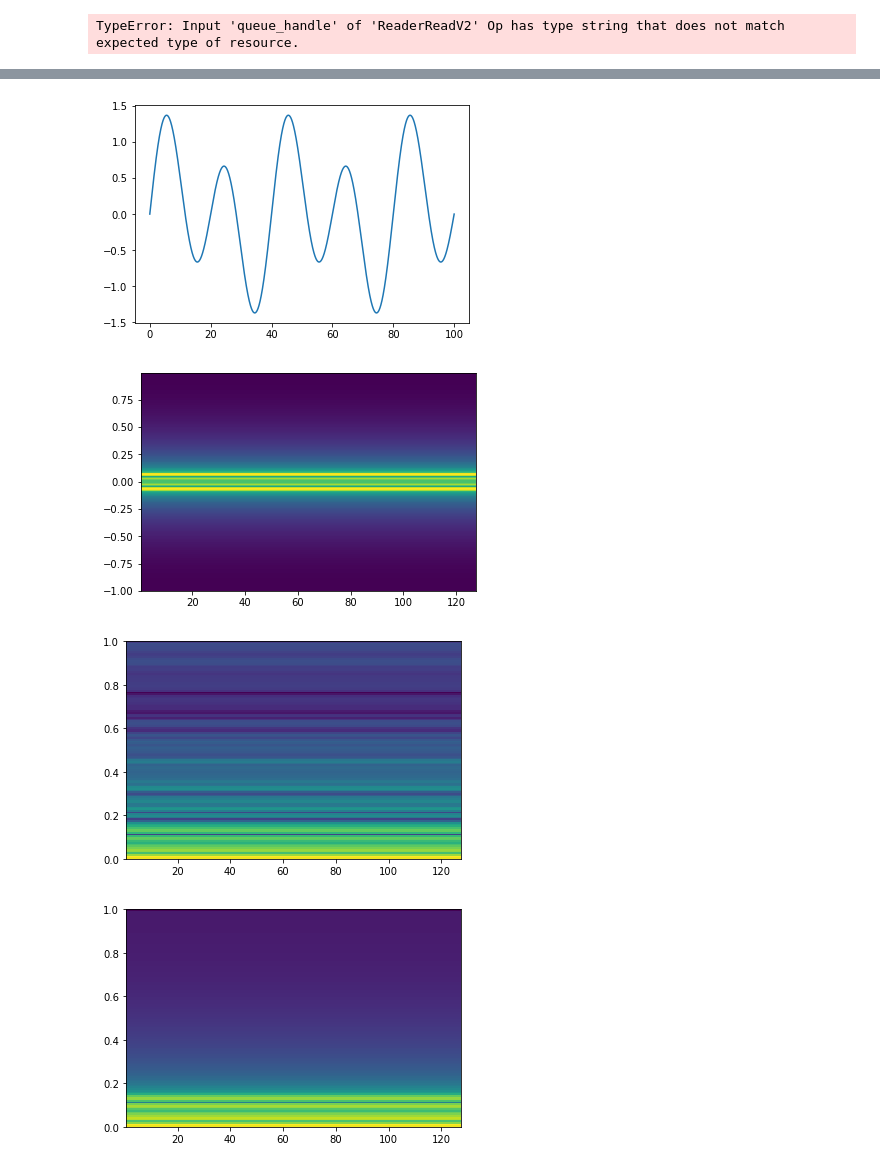
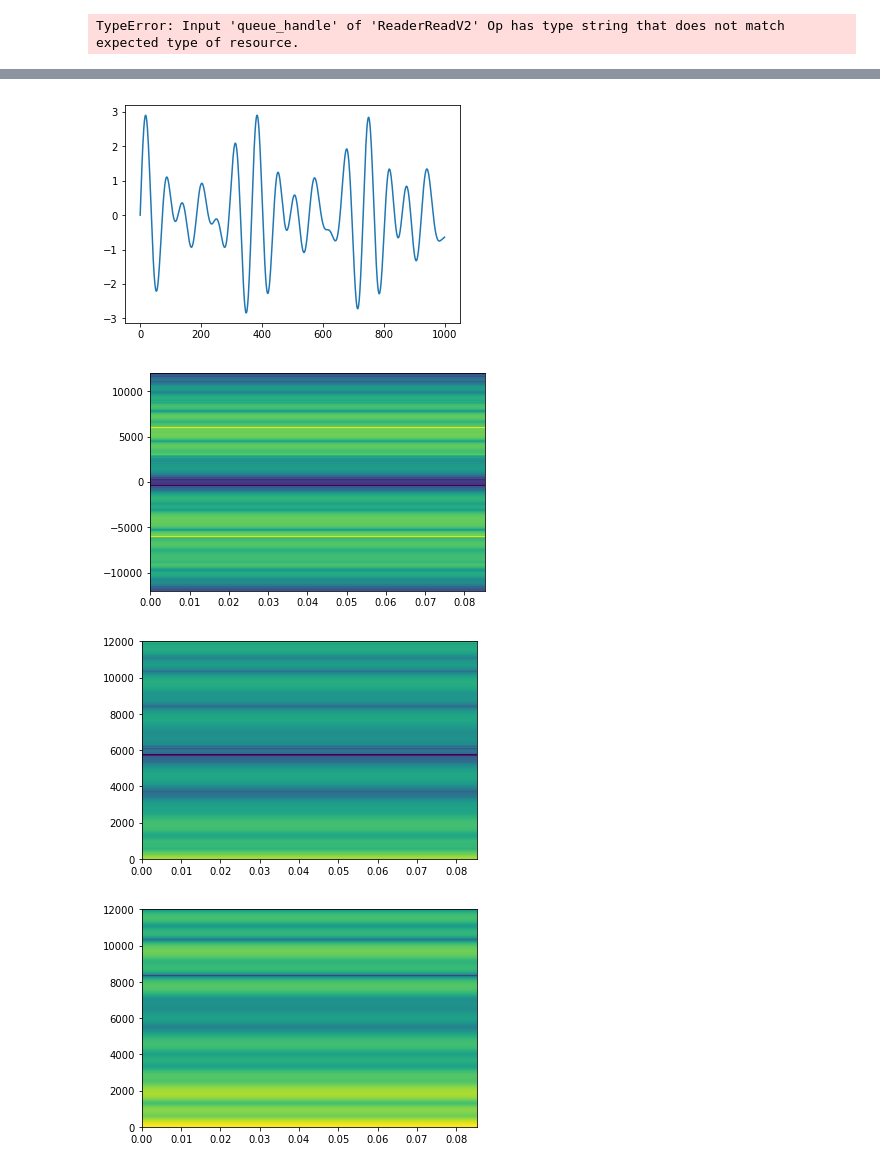
Before and after one commit to TanUkkii007/papers-i-read, a Jupyter notebook: reproductive_experiment/tacotron/data_load.ipynb, the cells around one changed output, grey strips where cells are left out. Cells and saved outputs as stored; diff of their text form; code cells hidden in the pictures.

Commit message:
update wave function

```diff
--- a/reproductive_experiment/tacotron/data_load.ipynb
+++ b/reproductive_experiment/tacotron/data_load.ipynb
@@ -55,14 +55,25 @@ TypeError: Input 'queue_handle' of 'ReaderReadV2' Op has type string that does n
 
 help(librosa.stft)
 
-x = np.linspace(0, 100, 10000)
-y = 0.5*np.sin(0.05*np.pi*x) + np.sin(0.1*np.pi*x)
+def sin_wave(x, amplitude, frequency, sampling_frequency):
+    return amplitude * np.sin(2*np.pi*frequency/sampling_frequency*x)
+
+sampling_rate = 24000
+n_fft = 2048
+
+f_doh = 262
+f_re = 294
+f_mi = 330
+f_fa = 349
+f_so = 392
+f_la = 440
+f_ti = 494
+
+x = np.arange(0, 1000)
+y = sin_wave(x, 1.0, f_doh, sampling_rate) + sin_wave(x, 1.0, f_mi, sampling_rate) + sin_wave(x, 1.0, f_so, sampling_rate)
 
 plt.plot(x, y)
 plt.show()
-
-sampling_rate = 2
-n_fft = 256
 
 D = librosa.stft(y, n_fft=n_fft)
 
@@ -73,34 +84,34 @@ power_spectrogram = magnitude_spectrogram**2
 plt.specgram(D, n_fft, sampling_rate, noverlap=2)
 plt.show()
 plt.specgram(magnitude_spectrogram, n_fft, sampling_rate, noverlap=2)
 plt.show()
 plt.specgram(power_spectrogram, n_fft, sampling_rate, noverlap=2)
 plt.show()
 
 librosa.display.specshow(librosa.amplitude_to_db(D, ref=np.max), y_axis='log', x_axis='time')
 plt.title('Power spectrogram')
 plt.colorbar(format='%+2.0f dB')
 plt.tight_layout()
 plt.show()
 # %% [output]
 Help on function stft in module librosa.core.spectrum:
 
 stft(y, n_fft=2048, hop_length=None, win_length=None, window='hann', center=True, dtype=<class 'numpy.complex64'>, pad_mode='reflect')
     Short-time Fourier transform (STFT)
 
     Returns a complex-valued matrix D such that
         `np.abs(D[f, t])` is the magnitude of frequency bin `f`
         at frame `t`
 
         `np.angle(D[f, t])` is the phase of frequency bin `f`
         at frame `t`
 
 ... (94 lines left out)
     ...                          y_axis='log', x_axis='time')
     >>> plt.title('Power spectrogram')
     >>> plt.colorbar(format='%+2.0f dB')
     >>> plt.tight_layout()
-[figure, old version]
+[figure, new version]
-[figure, old version]
+[figure, new version]
-[figure, old version]
+[figure, new version]
-[figure, old version]
+[figure, new version]
```
Also changed, not shown: parts of 2 cells of this notebook.
